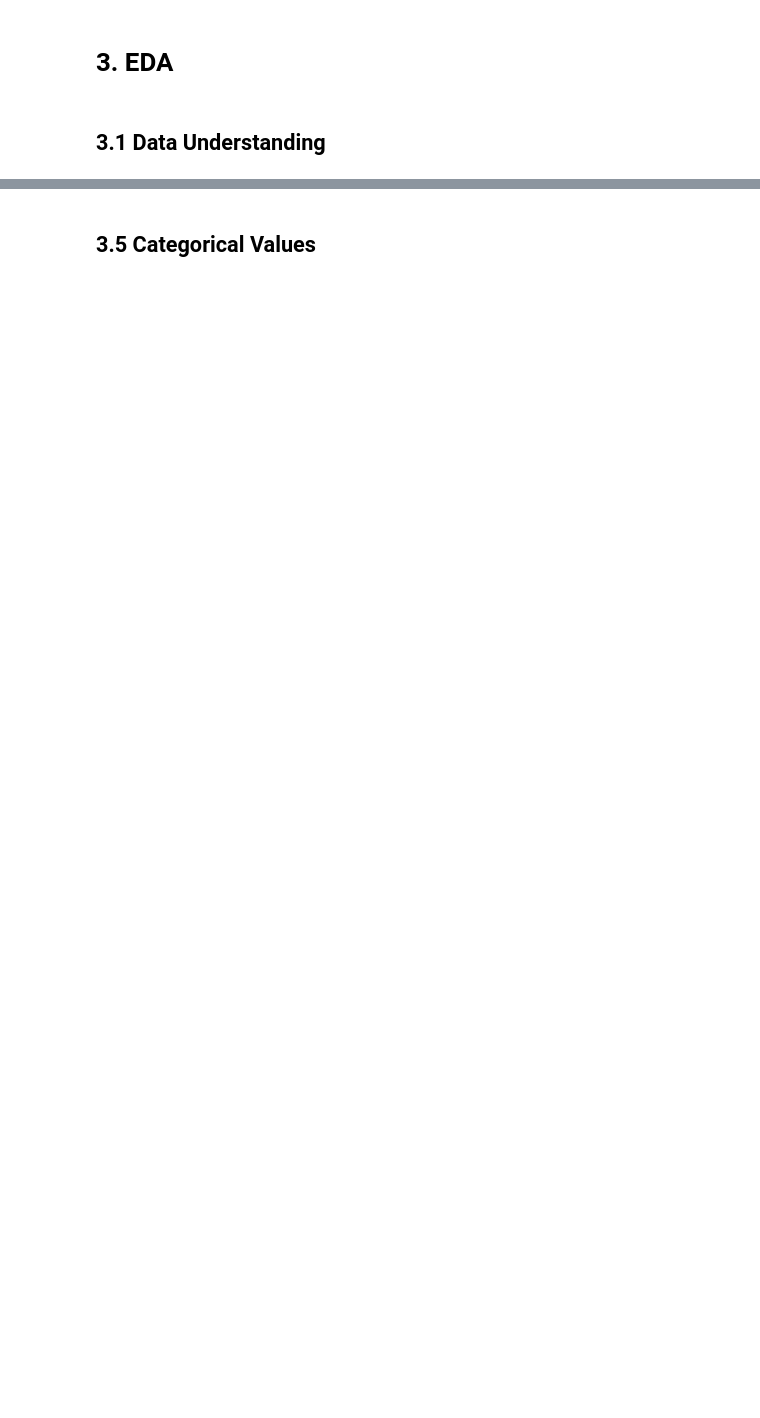
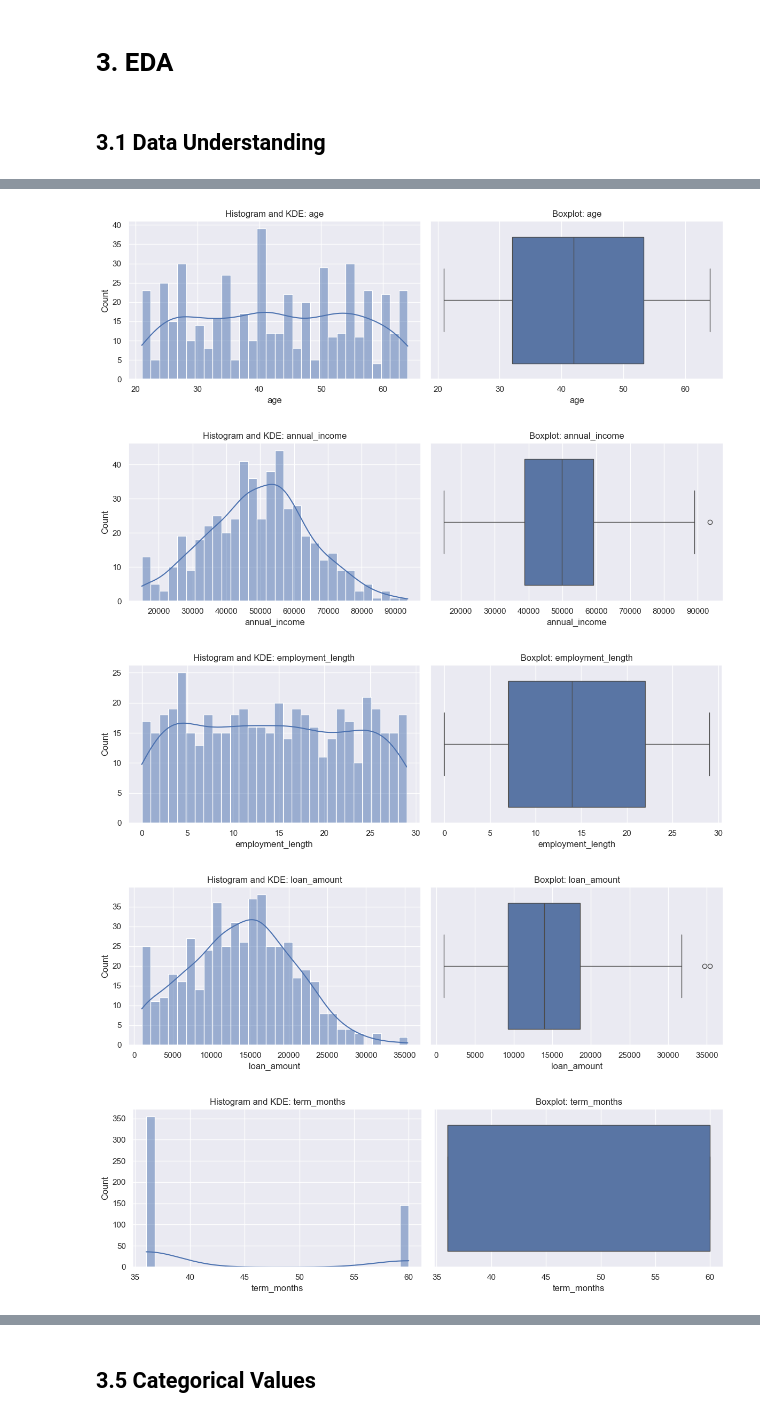
Before and after one commit to urfanamillatina/loan_default_prediction, a Jupyter notebook: loan_defaulter_prediction.ipynb, the cells around one changed output, grey strips where cells are left out. Drawn from its saved outputs; the diff is of its cells as text; code cells hidden in the pictures; blank space fills up the shorter version.

```diff
--- a/loan_defaulter_prediction.ipynb
+++ b/loan_defaulter_prediction.ipynb
@@ -113,0 +112,10 @@ df.describe ()
+# %%
+#Separate numerical & categorical features
+
+num = df.select_dtypes(include=['int64','float64'])
+cat = df.select_dtypes (include = ['object'])
+
+# Convert columns to lists
+
+num_col = num.columns.to_list()
+cat_col = cat.columns.to_list()
@@ -113,0 +146,31 @@ df.describe ()
+# %%
+# Explanation: Univariate plots show the distribution of a single variable.
+# Histograms reveal the distribution (counts) and kernel density estimate (KDE) shows smoothed density.
+# Boxplots highlight median, quartiles, and potential outliers (whiskers).
+
+#numeric_cols = ['age','years_experience','bonus','salary','performance_score','certifications']
+num_col = [c for c in num_col if c in df.columns]  # ensure columns exist
+
+for col in num_col:
+    # Create a figure with two subplots side-by-side: histogram (left) and boxplot (right)
+    plt.figure(figsize=(12,4))  # set the size of the figure (width, height in inches)
+
+    # Histogram with seaborn: histplot uses matplotlib under the hood
+    plt.subplot(1,2,1)  # left subplot
+    sns.histplot(df[col].dropna(), kde=True, bins=30)  # dropna to avoid plotting NaNs
+    plt.title(f'Histogram and KDE: {col}')
+    plt.xlabel(col)
+
+    # Boxplot: shows median and IQR and potential outliers
+    plt.subplot(1,2,2)  # right subplot
+    sns.boxplot(x=df[col].dropna())
+    plt.title(f'Boxplot: {col}')
+
+    plt.tight_layout()  # adjust subplot params to fit in figure area
+    plt.show()  # render the figure
+# %% [output]
+[figure, added]
+[figure, added]
+[figure, added]
+[figure, added]
+[figure, added]
```
Also changed, not shown: parts of 89 cells of this notebook, 13 other files.
